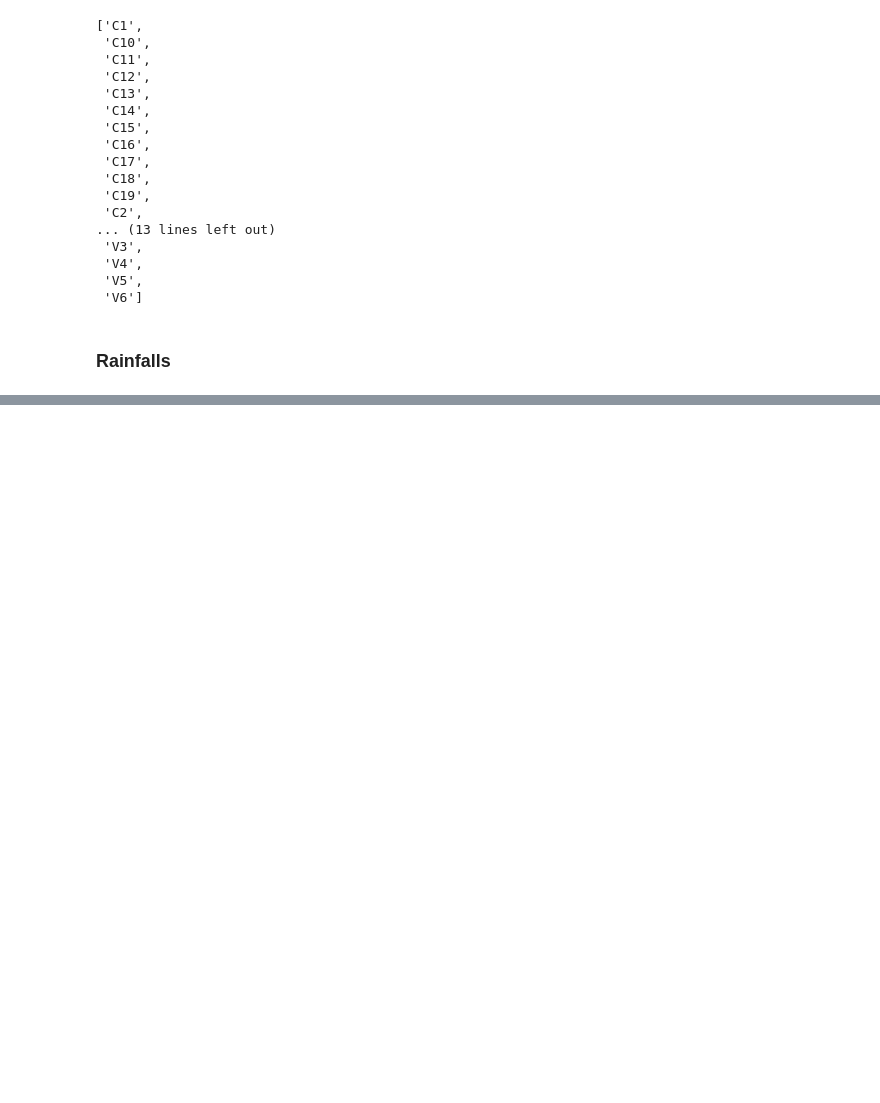
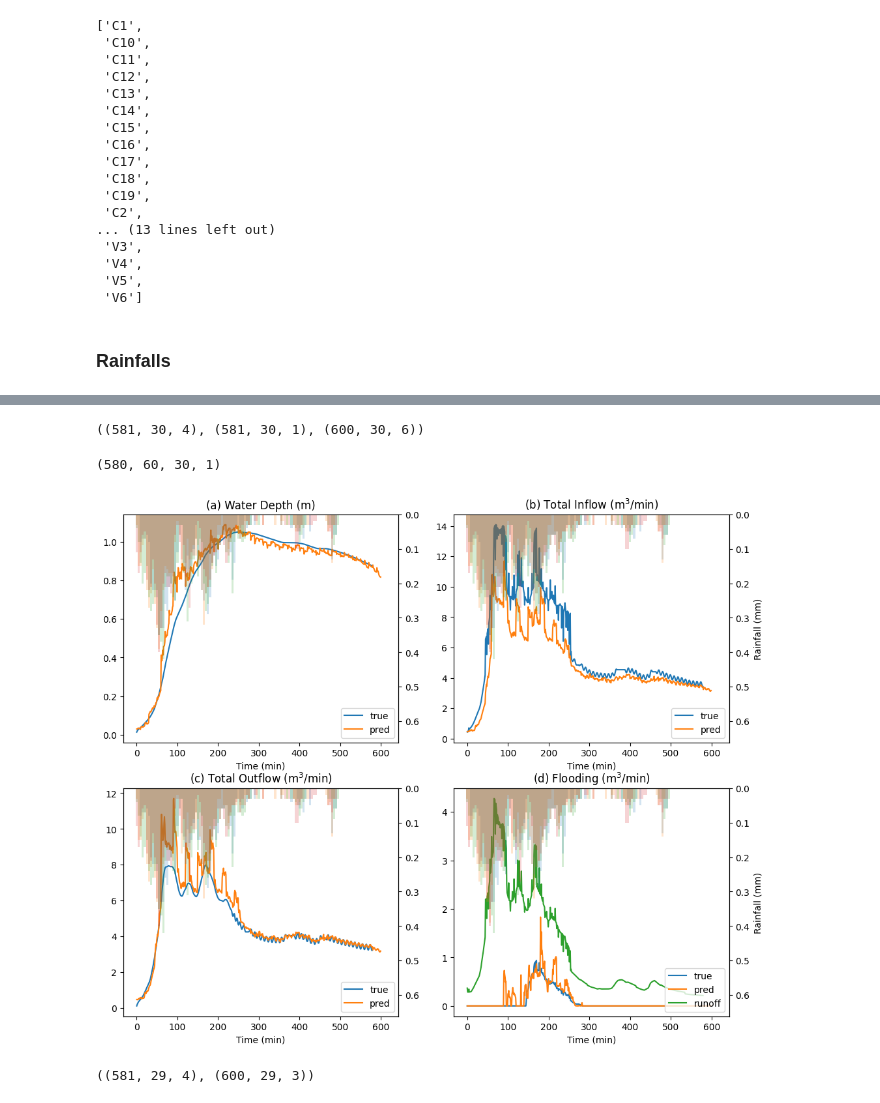
Before and after one commit to Zhiyu014/GNN-UDS, a Jupyter notebook: surrogate/test.ipynb, the cells around one changed output, grey strips where cells are left out. Drawn from its saved outputs; the diff is of its cells as text; code cells hidden in the pictures; blank space fills up the shorter version.

```diff
--- a/surrogate/test.ipynb
+++ b/surrogate/test.ipynb
@@ -1296,0 +1398,44 @@ test.to_csv('./envs/config/ast_test_events.csv')
+# %%
+states.shape,perfs.shape,preds.shape
+# %% [output]
+((581, 30, 4), (581, 30, 1), (600, 30, 6))
+# %%
+runoff.shape
+# %% [output]
+(580, 60, 30, 1)
+# %%
+inp = read_inp_file(event)
+gages = list(inp.RAINGAGES.values())
+interval = int(gages[0].Interval.split(':')[0])*60 + int(gages[0].Interval.split(':')[1])
+rains = [[dat[-1] for dat in inp.TIMESERIES['rain%s'%(idx+1)].data] for idx in range(len(gages))]
+rain_ind = [interval*idx for idx in range(len(rains[0]))]
+# %%
+fig,((ax1,ax2),(ax3,ax4)) = plt.subplots(2,2,figsize=(12,10))
+
+axes = [ax1,ax2,ax3,ax4]
+titles = ['Water Depth (m)','Total Inflow ($\mathregular{m^3}$/min)','Total Outflow ($\mathregular{m^3}$/min)','Flooding ($\mathregular{m^3}$/min)']
+for idx,(ax,title) in enumerate(zip(axes,titles)):
+    if idx == len(axes) - 1:
+        idx = -1
+        ax.plot(perfs[1:,:,0].mean(axis=1),label='true')
+    else:
+        ax.plot(states[1:,:,idx].mean(axis=1),label='true')
+    ax.plot(preds[...,idx].mean(axis=1),label='pred')
+    if idx == -1:
+        ax.plot(runoff[:,0,...,0].mean(axis=1),label='runoff')
+    ax.set_xlabel('Time (min)')
+    ax.set_title('(%s) '%'abcd'[idx]+title)
+    axx = ax.twinx()
+    axx.invert_yaxis()
+    for j,rain in enumerate(rains):
+        axx.bar(rain_ind,rain,width=5,alpha=0.2,label='rain%s'%(j+1))
+    ax.legend(loc='lower right')
+    if idx in [1,-1]:
+        axx.set_ylabel('Rainfall (mm)')
+    axx.set_ylim(axx.get_ylim()[0]*1.5,0)
+# %% [output]
+[figure, added]
+# %%
+edge_states.shape,edge_preds.shape
+# %% [output]
+((581, 29, 4), (600, 29, 3))
```
Also changed, not shown: parts of 32 cells of this notebook, 20 other files.
